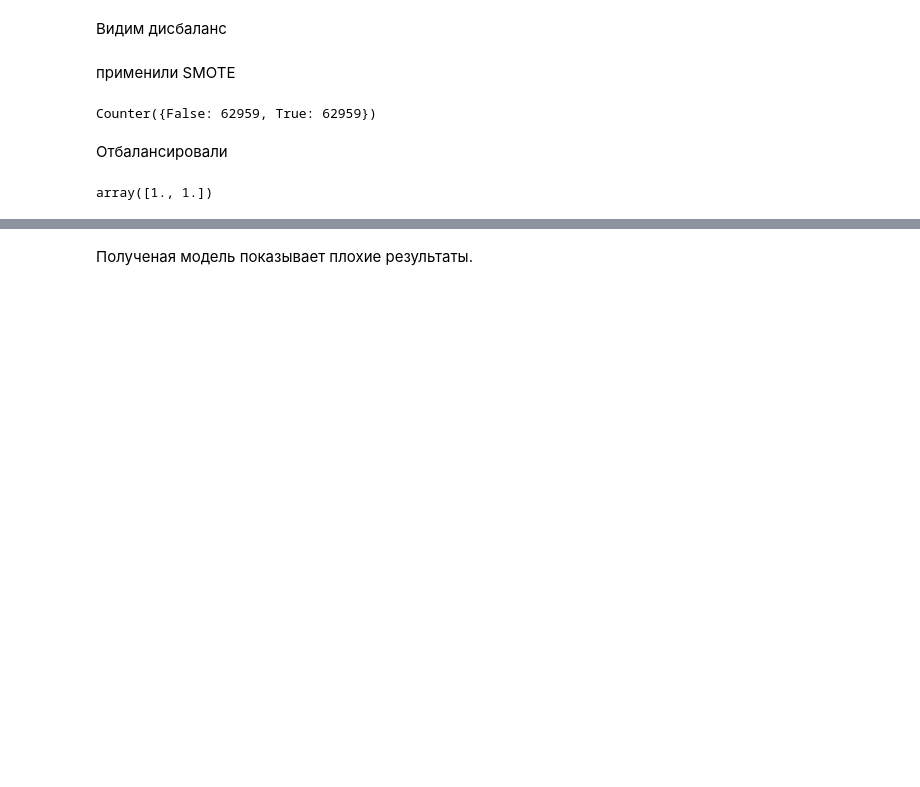
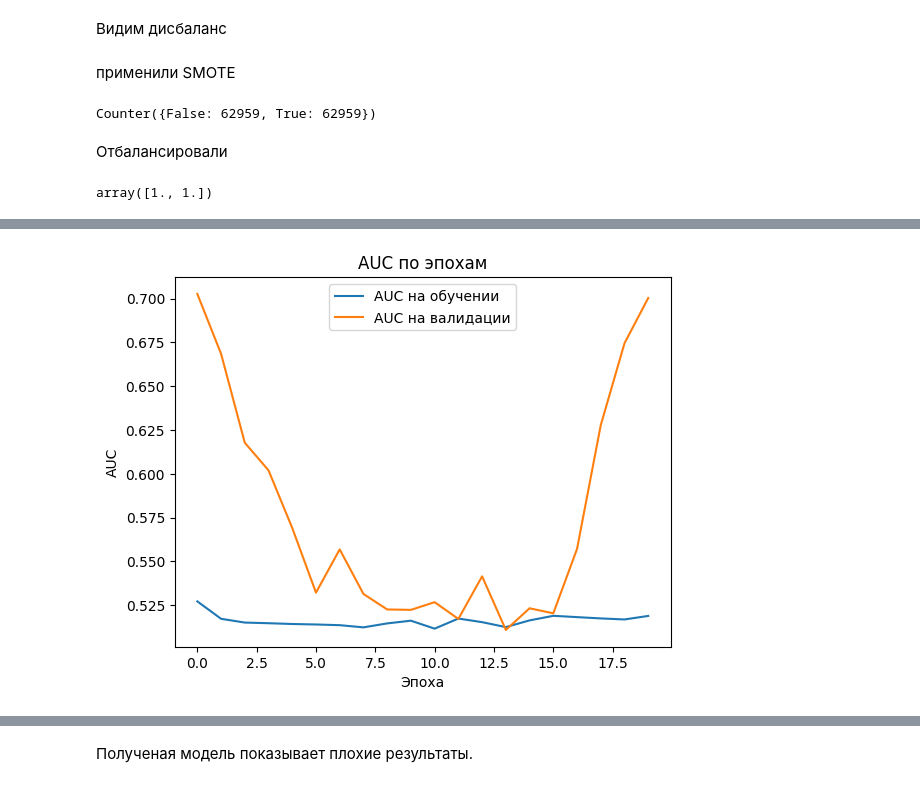
Before and after one commit to korsh624/DS, a Jupyter notebook: 3.2/task.ipynb, the cells around one changed output, grey strips where cells are left out. Saved outputs shown, nothing was run; the diff lists cells and outputs as text; code cells hidden in the pictures; blank space fills up the shorter version.

```diff
--- a/3.2/task.ipynb
+++ b/3.2/task.ipynb
@@ -192,0 +186,17 @@ print(f'Потери на валидации: {val_loss}, AUC на валида
+# %%
+def create_model():
+    model = Sequential()
+    model.add(Dense(128, activation='relu', input_dim=X_train.shape[1]))
+    model.add(Dropout(0.5))
+    model.add(Dense(64, activation='relu'))
+    model.add(Dropout(0.5))
+    model.add(Dense(1, activation='sigmoid'))
+    model.add(Dropout(0.5))
+    model.add(BatchNormalization())
+    model.add(Dropout(0.5))
+    model.compile(optimizer='adam',
+                  loss='binary_crossentropy',
+                  metrics=['AUC']
+                  )
+
+    return model
@@ -192,0 +205,8 @@ print(f'Потери на валидации: {val_loss}, AUC на валида
+# %%
+model = create_model()
+
+history = model.fit(X_train, y_train,
+           validation_data=(X_val, y_val),
+           epochs=20,
+           batch_size=256,
+           class_weight={0:class_weights[0], 1:class_weights[1]})
@@ -192,0 +231,10 @@ print(f'Потери на валидации: {val_loss}, AUC на валида
+# %%
+plt.plot(history.history['AUC'], label='AUC на обучении')
+plt.plot(history.history['val_AUC'], label='AUC на валидации')
+plt.title('AUC по эпохам')
+plt.xlabel('Эпоха')
+plt.ylabel('AUC')
+plt.legend()
+plt.show()
+# %% [output]
+[figure, added]
```
Also changed, not shown: parts of 9 cells of this notebook.
